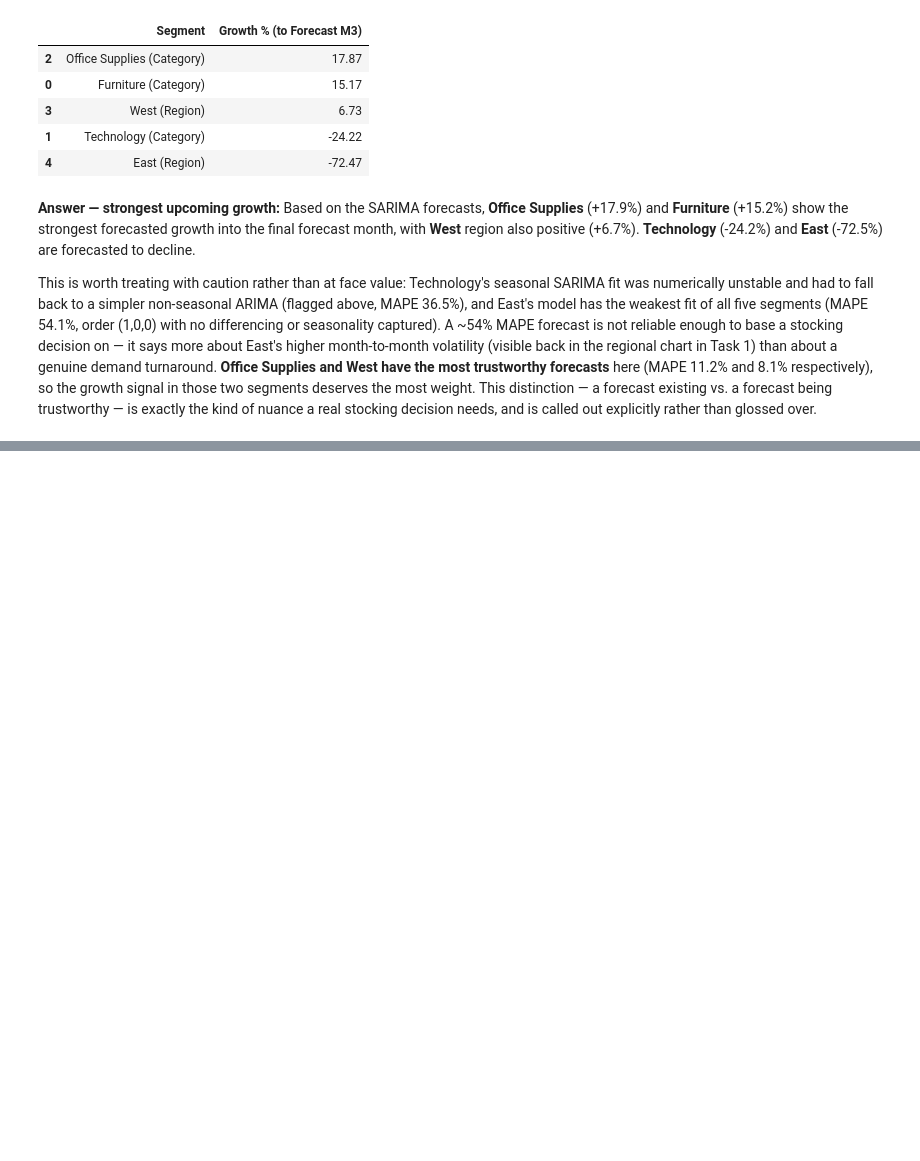
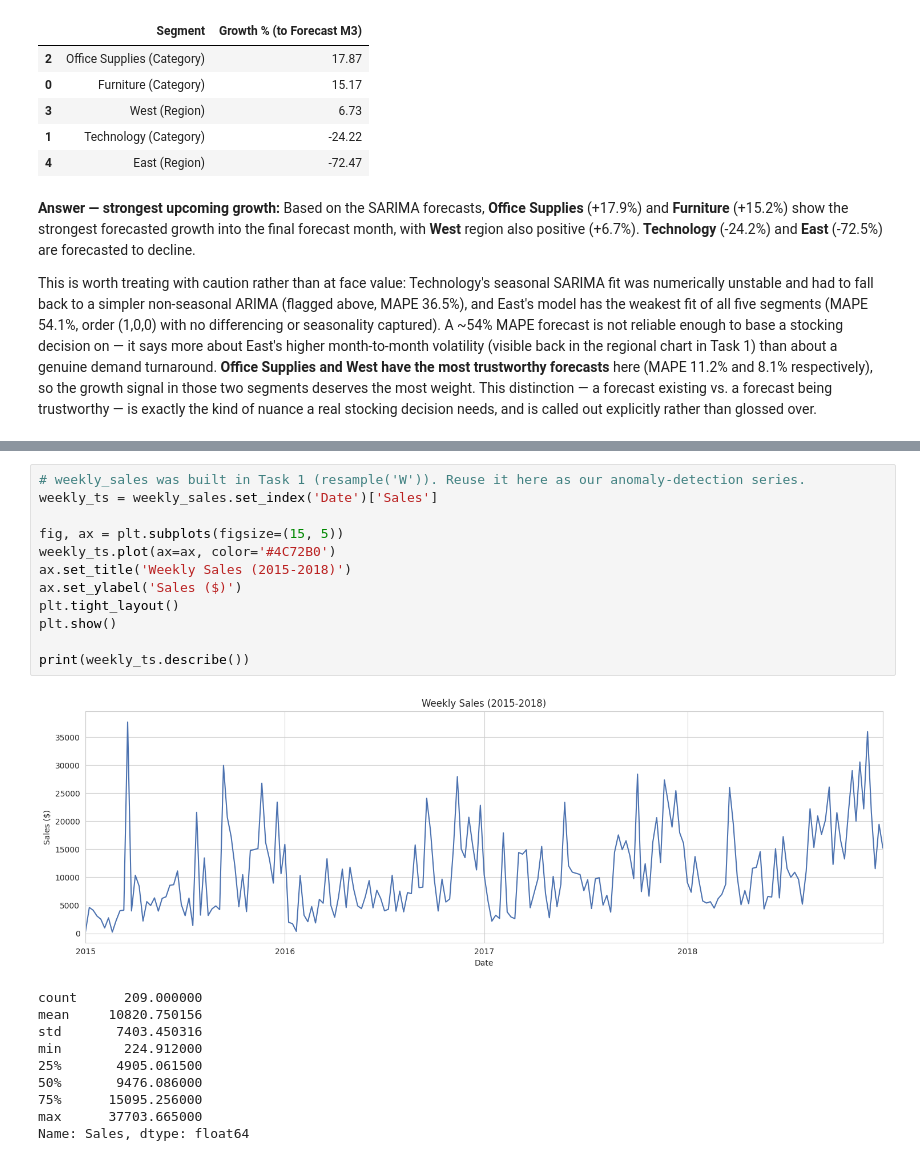
Before and after one commit to krtechie/sales-forecasting, a Jupyter notebook: analysis.ipynb, the cells around one changed output, grey strips where cells are left out. Drawn from its saved outputs; the diff is of its cells as text; blank space fills up the shorter version.

Commit message:
Task 5: Anomaly detection - Isolation Forest + rolling Z-score, with method comparison

```diff
--- a/analysis.ipynb
+++ b/analysis.ipynb
@@ -1001,0 +1008,23 @@ over.
+# %%
+# weekly_sales was built in Task 1 (resample('W')). Reuse it here as our anomaly-detection series.
+weekly_ts = weekly_sales.set_index('Date')['Sales']
+
+fig, ax = plt.subplots(figsize=(15, 5))
+weekly_ts.plot(ax=ax, color='#4C72B0')
+ax.set_title('Weekly Sales (2015-2018)')
+ax.set_ylabel('Sales ($)')
+plt.tight_layout()
+plt.show()
+
+print(weekly_ts.describe())
+# %% [output]
+[figure, added]
+count      209.000000
+mean     10820.750156
+std       7403.450316
+min        224.912000
+25%       4905.061500
+50%       9476.086000
+75%      15095.256000
+max      37703.665000
+Name: Sales, dtype: float64
```
Also changed, not shown: parts of 15 cells of this notebook, 4 other files.
